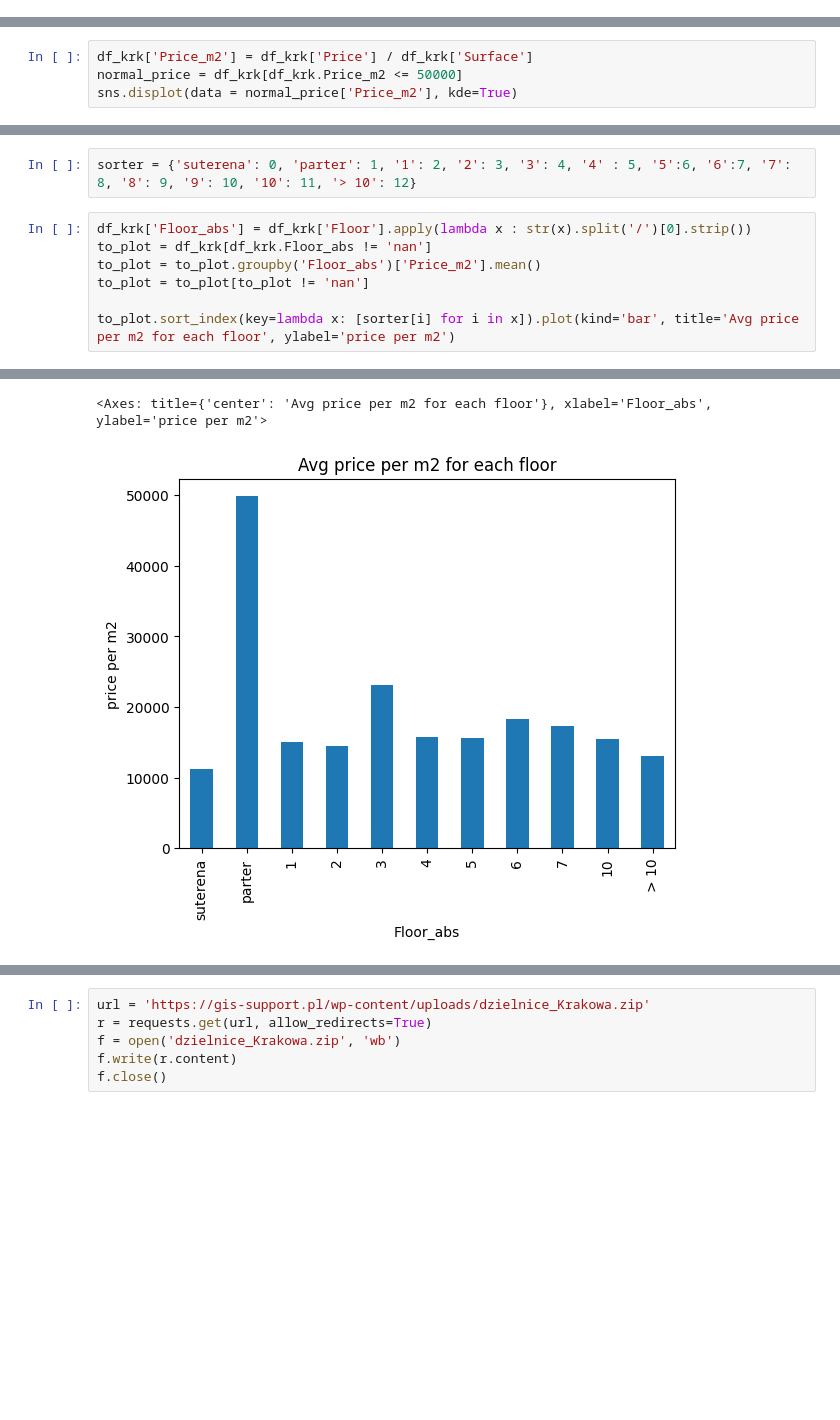
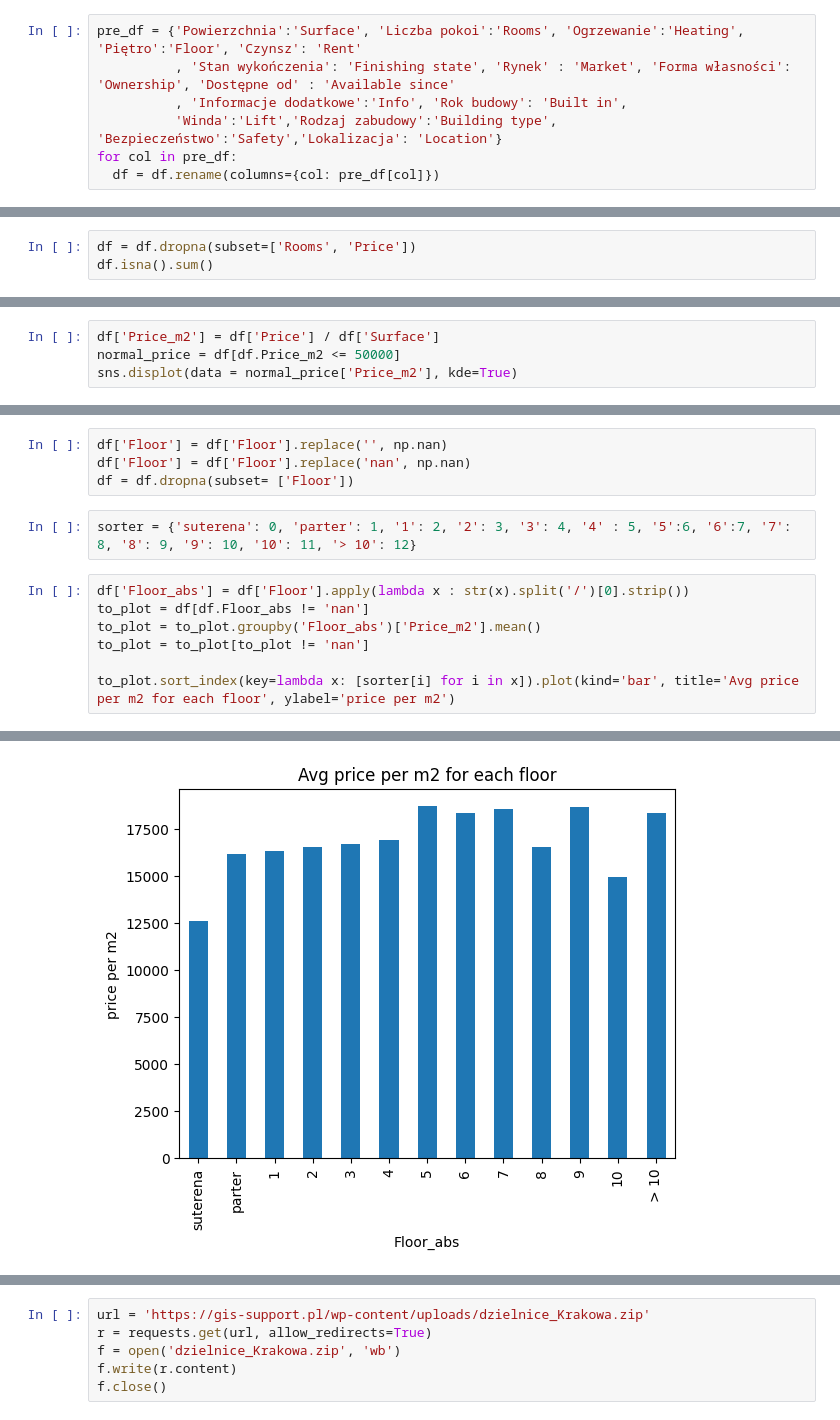
Before and after one commit to WalkedKO/Data-Analysis-And-Machine-Learning-Projects, a Jupyter notebook: KrakowHousePricesAnalysis (PL)/Krakow_mieszkania_Kacper_Osmola.ipynb, the cells around one changed output, grey strips where cells are left out. Saved outputs shown, nothing was run; the diff lists cells and outputs as text; blank space fills up the shorter version.

```diff
--- a/KrakowHousePricesAnalysis (PL)/Krakow_mieszkania_Kacper_Osmola.ipynb
+++ b/KrakowHousePricesAnalysis (PL)/Krakow_mieszkania_Kacper_Osmola.ipynb
@@ -138,0 +206,7 @@ test_df.head(3)
+# %%
+pre_df = {'Powierzchnia':'Surface', 'Liczba pokoi':'Rooms', 'Ogrzewanie':'Heating', 'Piętro':'Floor', 'Czynsz': 'Rent'
+          , 'Stan wykończenia': 'Finishing state', 'Rynek' : 'Market', 'Forma własności': 'Ownership', 'Dostępne od' : 'Available since'
+          , 'Informacje dodatkowe':'Info', 'Rok budowy': 'Built in',
+          'Winda':'Lift','Rodzaj zabudowy':'Building type', 'Bezpieczeństwo':'Safety','Lokalizacja': 'Location'}
+for col in pre_df:
+  df = df.rename(columns={col: pre_df[col]})
@@ -138,0 +222,3 @@ test_df.head(3)
+# %%
+df = df.dropna(subset=['Rooms', 'Price'])
+df.isna().sum()
@@ -201,5 +269,5 @@ venn3(subsets = bgt.values, set_labels = ('Balkon', 'Ogródek', 'Taras'))
 # %%
-df_krk['Price_m2'] = df_krk['Price'] / df_krk['Surface']
-normal_price = df_krk[df_krk.Price_m2 <= 50000]
+df['Price_m2'] = df['Price'] / df['Surface']
+normal_price = df[df.Price_m2 <= 50000]
 sns.displot(data = normal_price['Price_m2'], kde=True)
 # %% [output]
@@ -215,8 +283,12 @@ See the caveats in the documentation: https://pandas.pydata.org/pandas-docs/stab
+# %%
+df['Floor'] = df['Floor'].replace('', np.nan)
+df['Floor'] = df['Floor'].replace('nan', np.nan)
+df = df.dropna(subset= ['Floor'])
 # %%
 sorter = {'suterena': 0, 'parter': 1, '1': 2, '2': 3, '3': 4, '4' : 5, '5':6, '6':7, '7': 8, '8': 9, '9': 10, '10': 11, '> 10': 12}
 # %%
-df_krk['Floor_abs'] = df_krk['Floor'].apply(lambda x : str(x).split('/')[0].strip())
-to_plot = df_krk[df_krk.Floor_abs != 'nan']
+df['Floor_abs'] = df['Floor'].apply(lambda x : str(x).split('/')[0].strip())
+to_plot = df[df.Floor_abs != 'nan']
 to_plot = to_plot.groupby('Floor_abs')['Price_m2'].mean()
 to_plot = to_plot[to_plot != 'nan']
 
@@ -230,2 +298 @@ See the caveats in the documentation: https://pandas.pydata.org/pandas-docs/stab
-<Axes: title={'center': 'Avg price per m2 for each floor'}, xlabel='Floor_abs', ylabel='price per m2'>
-[figure, old version]
+[figure, new version]
```
Also changed, not shown: parts of 47 cells of this notebook.
